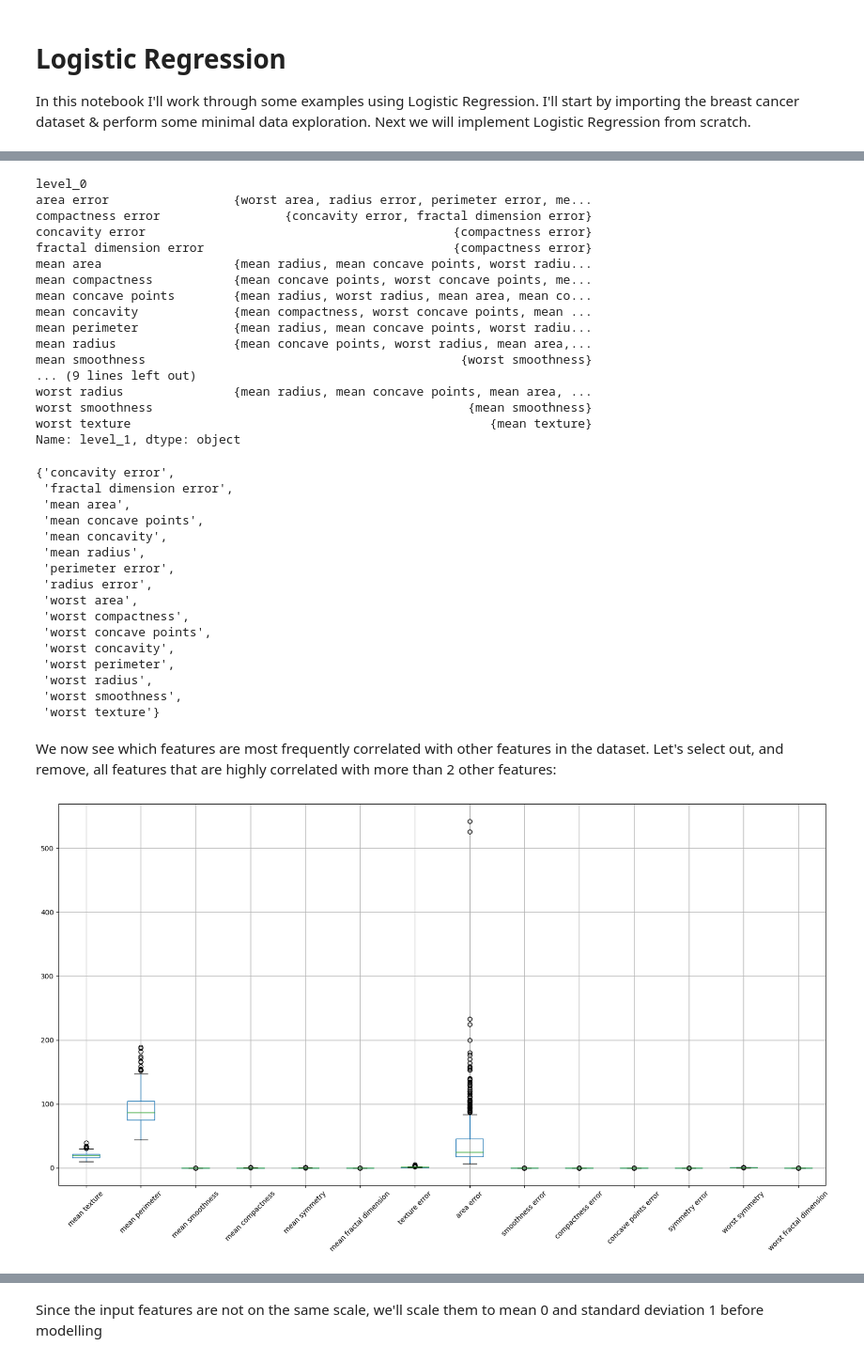
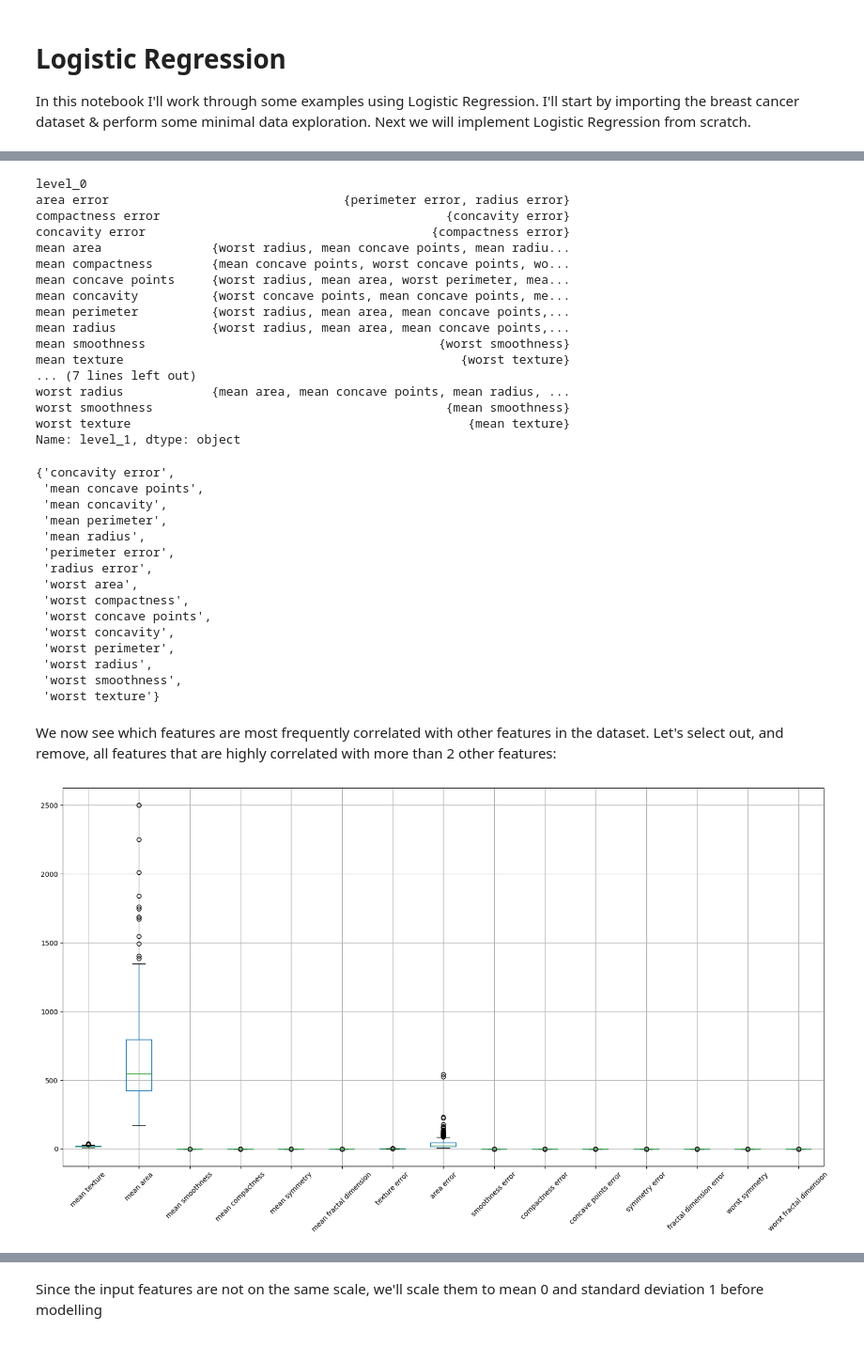
Before and after one commit to insidelearningmachines/Blog, a Jupyter notebook: Notebook II Logistic Regression.ipynb, the cells around one changed output, grey strips where cells are left out. Shown: that part at 94% size. Cells and saved outputs as stored; diff of their text form; code cells hidden in the pictures.

Commit message:
Reorder train-test split again.
All data exploration and analysis is done on the training set.

```diff
--- a/Notebook II Logistic Regression.ipynb
+++ b/Notebook II Logistic Regression.ipynb
@@ -24,2 +26,5 @@ Note, regarding the labels:
+# %%
+# do train/test split
+X_train, X_test, y_train, y_test = train_test_split(X, y, test_size=0.3, random_state=42)
 # %%
 # check if our labels are balanced?
@@ -40,6 +40,7 @@ X.shape
 # %%
 # make a box plot of input features
-dfX = pd.DataFrame(X,columns=data.feature_names)
-dfX.boxplot(figsize=(20,10),rot=45)
+dfX_train = pd.DataFrame(X_train,columns=data.feature_names)
+dfX_test  = pd.DataFrame(X_test,columns=data.feature_names)
+dfX_train.boxplot(figsize=(20,10),rot=45)
 plt.show()
 # %% [output]
@@ -47,7 +48,7 @@ plt.show()
 # %%
 # plot the pearson correlation for our input features
 fig, ax = plt.subplots(figsize = (10, 10))
-dfCorr  = dfX.corr()
+dfCorr  = dfX_train.corr()
 sn.heatmap(dfCorr)
 plt.show()
 # %% [output]
@@ -60,21 +61,21 @@ sCorrCount = dfCorr.groupby('level_0')['level_1'].agg(lambda x: set(x))
 sCorrCount
 # %% [output]
 level_0
-area error                 {worst area, radius error, perimeter error, me...
-compactness error                 {concavity error, fractal dimension error}
-concavity error                                          {compactness error}
-fractal dimension error                                  {compactness error}
-mean area                  {mean radius, mean concave points, worst radiu...
-mean compactness           {mean concave points, worst concave points, me...
-mean concave points        {mean radius, worst radius, mean area, mean co...
-mean concavity             {mean compactness, worst concave points, mean ...
-mean perimeter             {mean radius, mean concave points, worst radiu...
-mean radius                {mean concave points, worst radius, mean area,...
-mean smoothness                                           {worst smoothness}
-... (9 lines left out)
-worst radius               {mean radius, mean concave points, mean area, ...
-worst smoothness                                           {mean smoothness}
-worst texture                                                 {mean texture}
+area error                                {perimeter error, radius error}
+compactness error                                       {concavity error}
+concavity error                                       {compactness error}
+mean area               {worst radius, mean concave points, mean radiu...
+mean compactness        {mean concave points, worst concave points, wo...
+mean concave points     {worst radius, mean area, worst perimeter, mea...
+mean concavity          {worst concave points, mean concave points, me...
+mean perimeter          {worst radius, mean area, mean concave points,...
+mean radius             {worst radius, mean area, mean concave points,...
+mean smoothness                                        {worst smoothness}
+mean texture                                              {worst texture}
+... (7 lines left out)
+worst radius            {mean area, mean concave points, mean radius, ...
+worst smoothness                                        {mean smoothness}
+worst texture                                              {mean texture}
 Name: level_1, dtype: object
 # %%
 # determine complete list of correlated features
@@ -94,10 +95,9 @@ for keep, remove in sCorrCount.items():
 to_remove
 # %% [output]
 {'concavity error',
- 'fractal dimension error',
- 'mean area',
  'mean concave points',
  'mean concavity',
+ 'mean perimeter',
  'mean radius',
  'perimeter error',
  'radius error',
@@ -113,13 +113,14 @@ to_remove
 We now see which features are most frequently correlated with other features in the dataset. Let's select out, and remove, all features that are highly correlated with more than 2 other features:
 # %%
 # drop correlated features
-dfXtrun = dfX.drop(list(to_remove), axis=1)
+dfX_train.drop(list(to_remove), axis=1, inplace=True)
+dfX_test.drop(list(to_remove), axis=1, inplace=True)
 # %%
 # box plot of truncated feature set
-dfXtrun.boxplot(figsize=(20,10),rot=45)
+dfX_train.boxplot(figsize=(20,10),rot=45)
 plt.show()
 # %% [output]
-[figure, old version]
+[figure, new version]
 # %%
 class LogR(object):
     """
```
Also changed, not shown: parts of 15 cells of this notebook.
